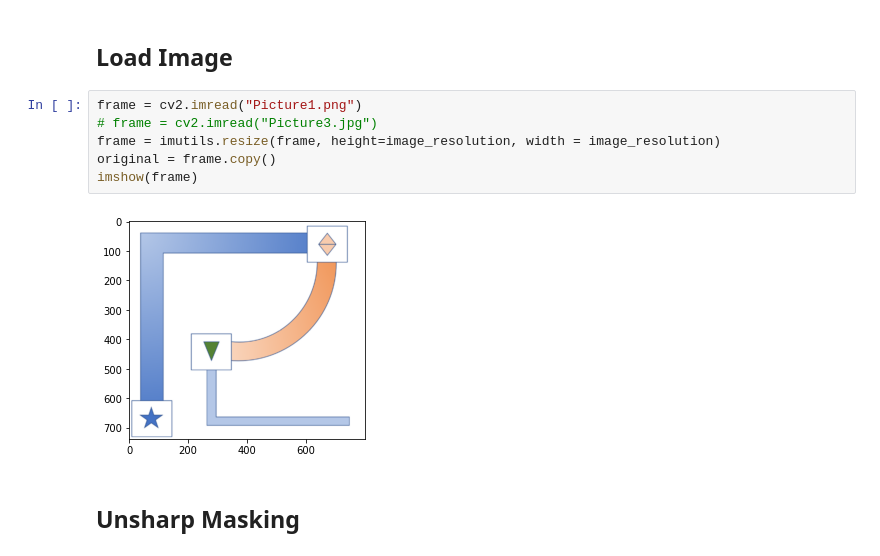
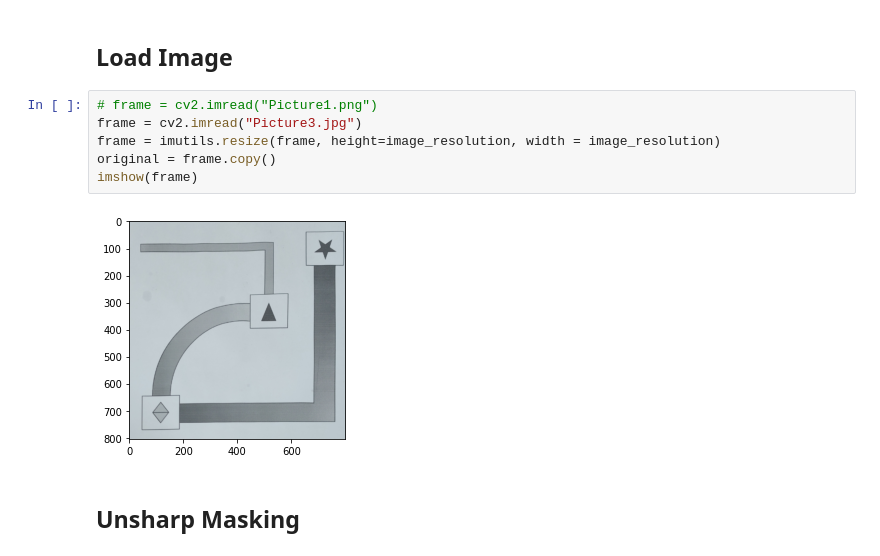
Before and after one commit to teerameth/Module6-7, a Jupyter notebook: MileStone27.ipynb, the cells around one changed output. Drawn from its saved outputs; the diff is of its cells as text.

```diff
--- a/MileStone27.ipynb
+++ b/MileStone27.ipynb
@@ -25,13 +25,13 @@ BlurKernelSize = (5, 5)
 # %% [markdown]
 ## Load Image
 # %%
-frame = cv2.imread("Picture1.png")
-# frame = cv2.imread("Picture3.jpg")
+# frame = cv2.imread("Picture1.png")
+frame = cv2.imread("Picture3.jpg")
 frame = imutils.resize(frame, height=image_resolution, width = image_resolution)
 original = frame.copy()
 imshow(frame)
 # %% [output]
-[figure, old version]
+[figure, new version]
 # %% [markdown]
 ## Unsharp Masking
 # %%
```
Also changed, not shown: parts of 15 cells of this notebook, 5 other files.
